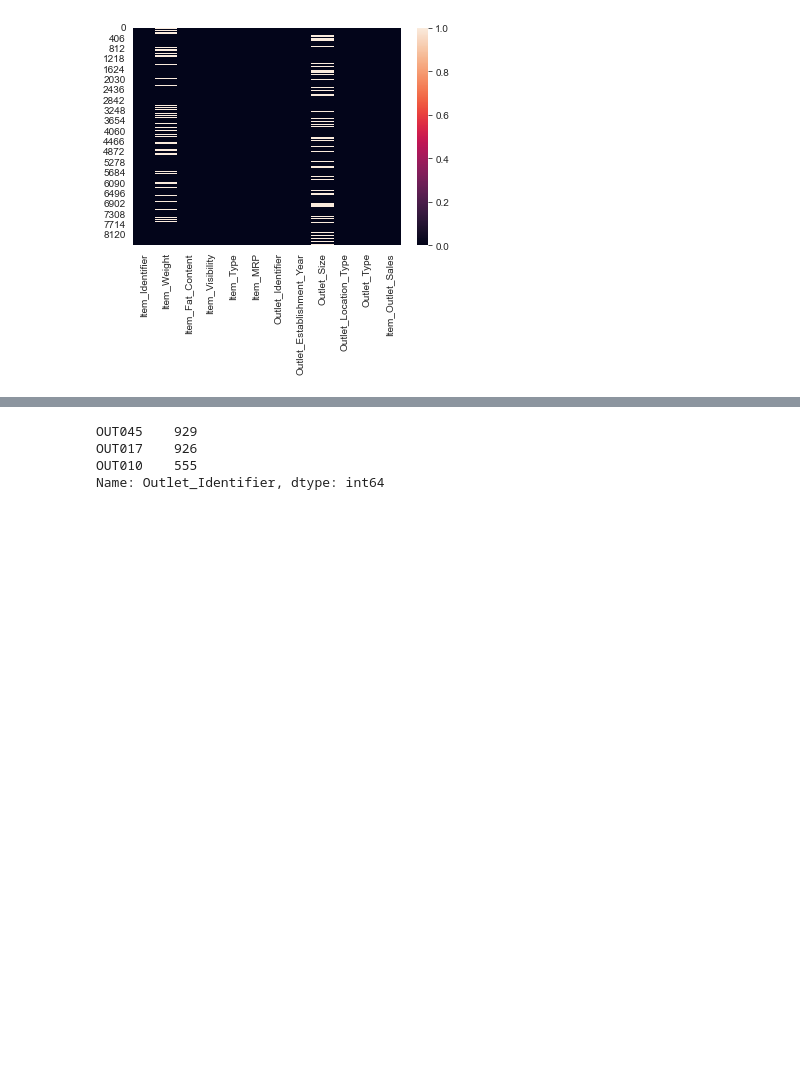
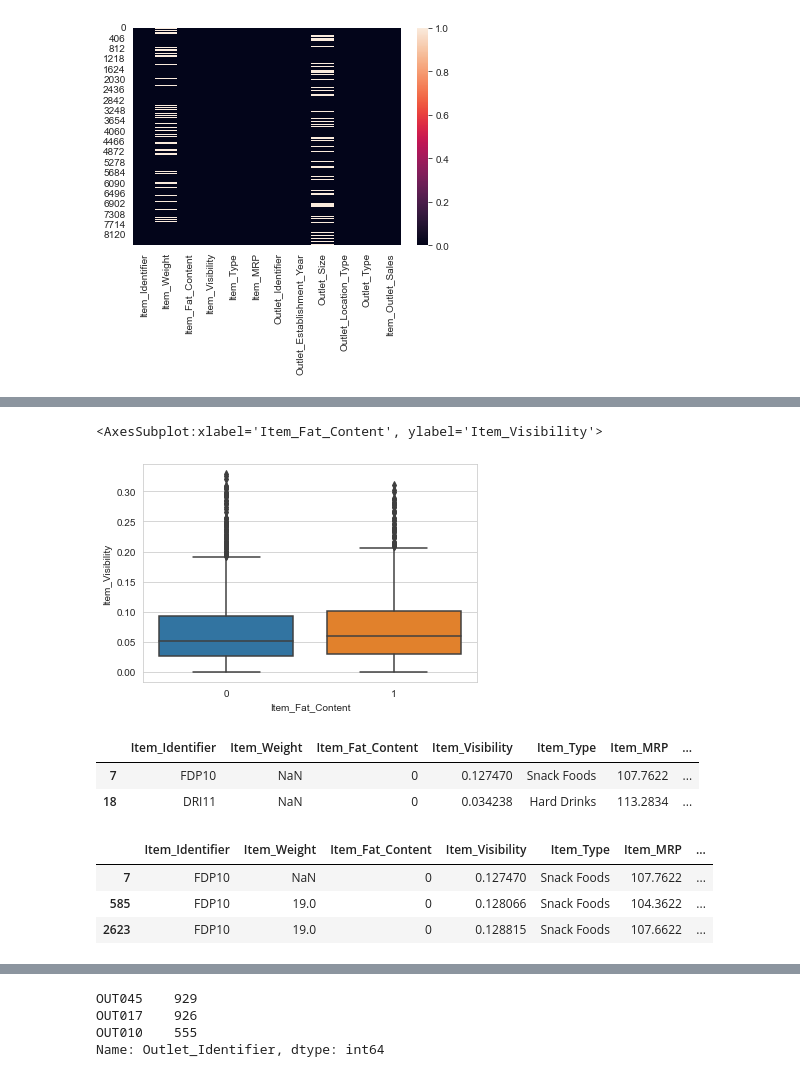
Before and after one commit to RafaelAltino/Big-Mart-Sales-Prediction, a Jupyter notebook: Predict1.ipynb, the cells around one changed output, grey strips where cells are left out. Drawn from its saved outputs; the diff is of its cells as text; code cells hidden in the pictures; blank space fills up the shorter version.

```diff
--- a/Predict1.ipynb
+++ b/Predict1.ipynb
@@ -68,0 +85,18 @@ Name: Item_Fat_Content, dtype: int64
+# %%
+sns.boxplot(x='Item_Fat_Content', y='Item_Visibility', data=train)
+# %% [output]
+<AxesSubplot:xlabel='Item_Fat_Content', ylabel='Item_Visibility'>
+[figure, added]
+# %%
+train[pd.isna(train['Item_Weight'])].head(2)
+# %% [output]
+|  | Item_Identifier | Item_Weight | Item_Fat_Content | Item_Visibility | Item_Type | Item_MRP | ... |
+| 7 | FDP10 | NaN | 0 | 0.127470 | Snack Foods | 107.7622 | ... |
+| 18 | DRI11 | NaN | 0 | 0.034238 | Hard Drinks | 113.2834 | ... |
+# %%
+train[train['Item_Identifier'] == 'FDP10'].head(3)
+# %% [output]
+|  | Item_Identifier | Item_Weight | Item_Fat_Content | Item_Visibility | Item_Type | Item_MRP | ... |
+| 7 | FDP10 | NaN | 0 | 0.127470 | Snack Foods | 107.7622 | ... |
+| 585 | FDP10 | 19.0 | 0 | 0.128066 | Snack Foods | 104.3622 | ... |
+| 2623 | FDP10 | 19.0 | 0 | 0.128815 | Snack Foods | 107.6622 | ... |
```
Also changed, not shown: parts of 123 cells of this notebook, 2 other files.
